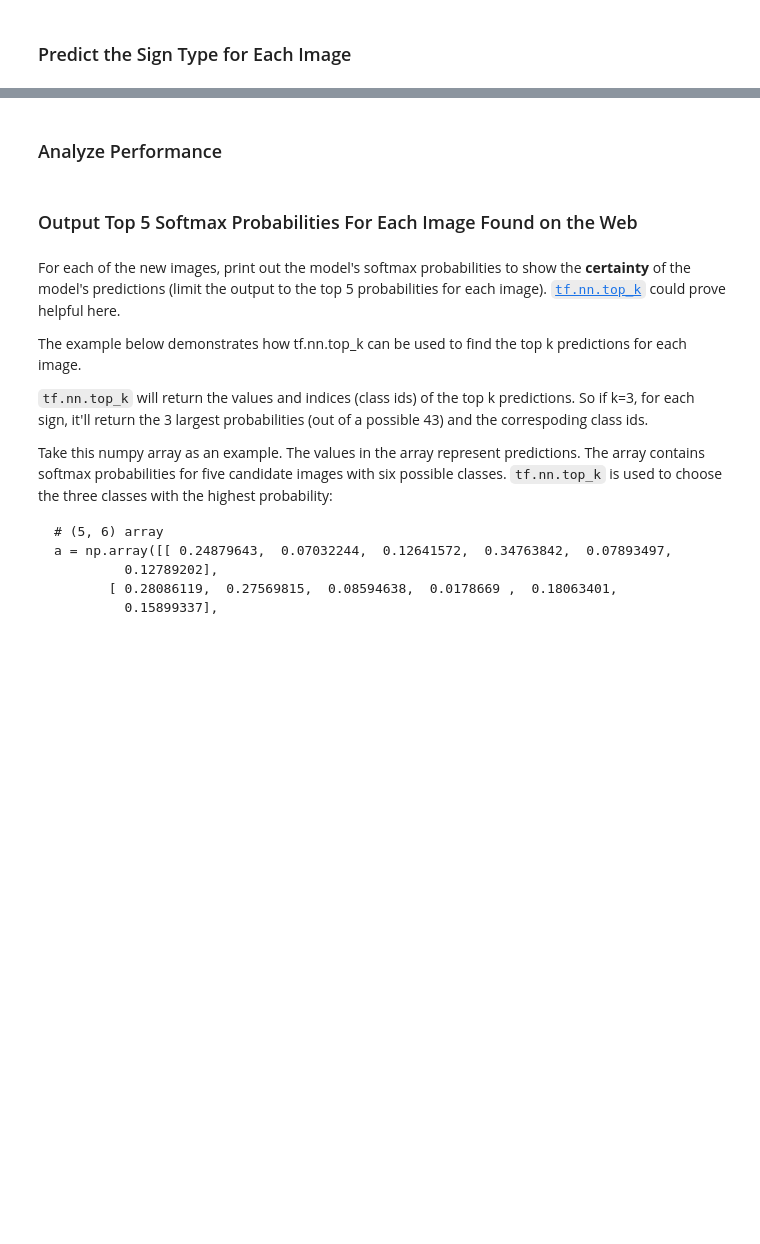
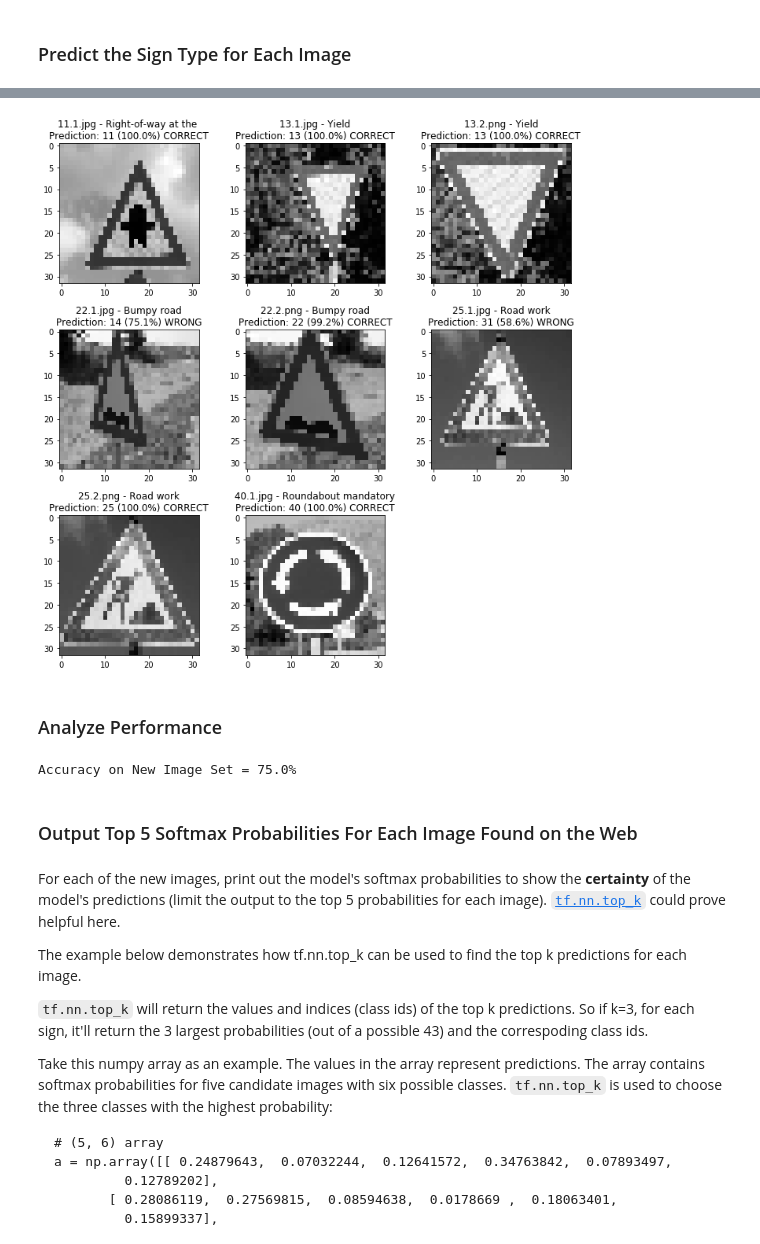
Before and after one commit to gabeoh/CarND-P02-TrafficSign, a Jupyter notebook: Traffic_Sign_Classifier.ipynb, the cells around one changed output, grey strips where cells are left out. Drawn from its saved outputs; the diff is of its cells as text; code cells hidden in the pictures; blank space fills up the shorter version.

```diff
--- a/Traffic_Sign_Classifier.ipynb
+++ b/Traffic_Sign_Classifier.ipynb
@@ -326,7 +359,7 @@ with tf.Session() as sess:
     saver.restore(sess, train_data_file)
 
     # Validate the networks against test set
-    test_accuracy = evaluate(X_test_proc, y_test)
+    test_accuracy, _ = evaluate(X_test_proc, y_test)
     print('Test Accuracy = {:.3f}'.format(test_accuracy))
 # %% [output]
 INFO:tensorflow:Restoring parameters from ./train_data/trafficsign_train_001
@@ -353,8 +431,25 @@ You may find `signnames.csv` useful as it contains mappings from the class id (i
+# %%
+#%% Display predictions for new images
+plt.figure(figsize=(10, 10))
+for i in range(new_img_count):
+    plt.subplot(img_row, img_col, i + 1)
+    img_label = y_new[i]
+    label_pred = top5_pred.indices[i][0]
+    correct = 'CORRECT' if label_pred == img_label else 'WRONG'
+    plt.title('{} - {:.20}\nPrediction: {} ({:.1%}) {}'.format( \
+            image_files[i], signnames[img_label], label_pred, top5_pred.values[i][0], correct))
+    plt.imshow(X_new_proc[i].squeeze(), cmap='gray')
+plt.tight_layout()
+# %% [output]
+[figure, added]
 # %% [markdown]
 ### Analyze Performance
 # %%
 ### Calculate the accuracy for these 5 new images.
 ### For example, if the model predicted 1 out of 5 signs correctly, it's 20% accurate on these new images.
+print('Accuracy on New Image Set = {:.1%}'.format(new_img_accuracy))
+# %% [output]
+Accuracy on New Image Set = 75.0%
 # %% [markdown]
 ### Output Top 5 Softmax Probabilities For Each Image Found on the Web
 # %% [markdown]
```
Also changed, not shown: parts of 12 cells of this notebook, 18 other files.
